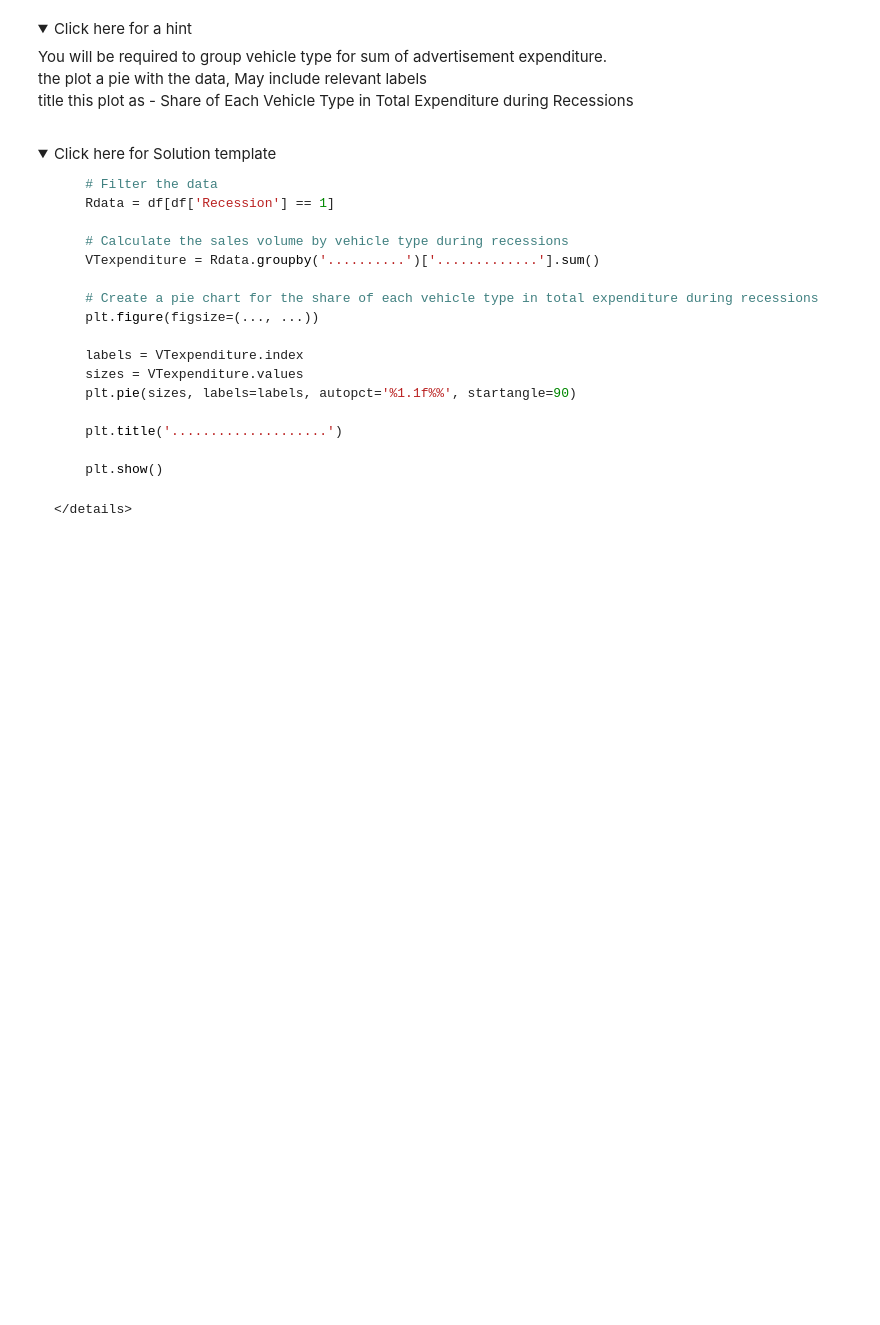
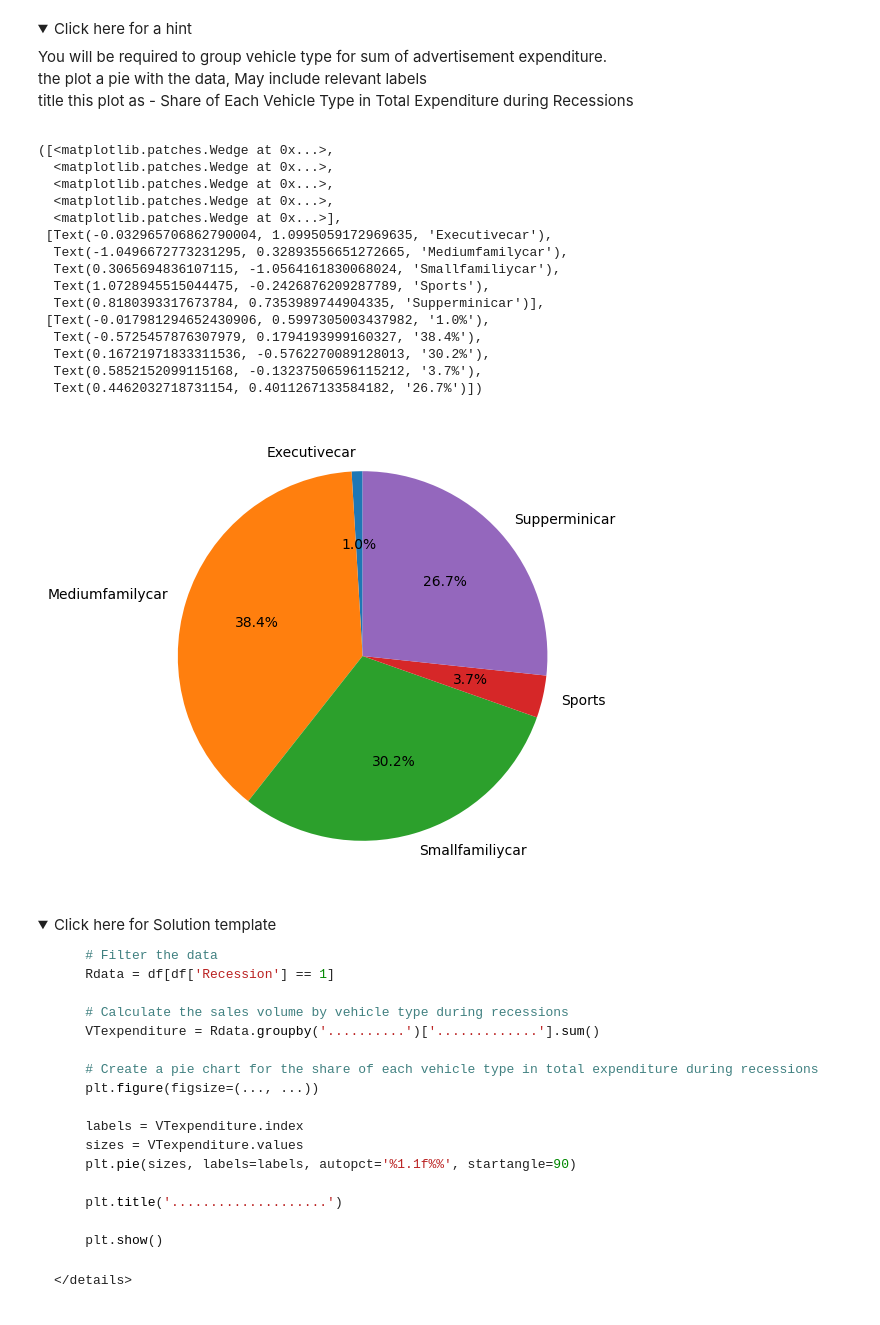
Before and after one commit to CarsynOetting/MainRepo, a Jupyter notebook: Data Sci/Course 6/DV0101EN-Final-Assignment-Part1-v2.ipynb, the cells around one changed output. Cells and saved outputs as stored; diff of their text form; code cells hidden in the pictures; folded sections open; blank space fills up the shorter version.

```diff
--- a/Data Sci/Course 6/DV0101EN-Final-Assignment-Part1-v2.ipynb
+++ b/Data Sci/Course 6/DV0101EN-Final-Assignment-Part1-v2.ipynb
@@ -787,6 +803,32 @@ Can we observe the share of each vehicle type in total expenditure during recess
     <br> the plot a pie with the data, May include relevant labels
     <br>title this plot as  - Share of Each Vehicle Type in Total Expenditure during Recessions</p>
 </details>
+# %%
+VA_Rec = df[df['Recession']==1]
+
+Veh_Ad = VA_Rec.groupby('Vehicle_Type')['Advertising_Expenditure'].sum()
+
+size = Veh_Ad.values
+
+fig = plt.figure(figsize=(12,6))
+plt.pie(size, labels=Veh_Ad.index, startangle=90, autopct='%1.1f%%')
+# %% [output]
+([<matplotlib.patches.Wedge at 0x...>,
+  <matplotlib.patches.Wedge at 0x...>,
+  <matplotlib.patches.Wedge at 0x...>,
+  <matplotlib.patches.Wedge at 0x...>,
+  <matplotlib.patches.Wedge at 0x...>],
+ [Text(-0.032965706862790004, 1.0995059172969635, 'Executivecar'),
+  Text(-1.0496672773231295, 0.32893556651272665, 'Mediumfamilycar'),
+  Text(0.3065694836107115, -1.0564161830068024, 'Smallfamiliycar'),
+  Text(1.0728945515044475, -0.2426876209287789, 'Sports'),
+  Text(0.8180393317673784, 0.7353989744904335, 'Supperminicar')],
+ [Text(-0.017981294652430906, 0.5997305003437982, '1.0%'),
+  Text(-0.5725457876307979, 0.1794193999160327, '38.4%'),
+  Text(0.16721971833311536, -0.5762270089128013, '30.2%'),
+  Text(0.5852152099115168, -0.13237506596115212, '3.7%'),
+  Text(0.4462032718731154, 0.4011267133584182, '26.7%')])
+[figure, added]
 # %% [markdown]
 <details>
     <summary>Click here for Solution template</summary>
```
Also changed, not shown: parts of 5 cells of this notebook, 1 other file.
